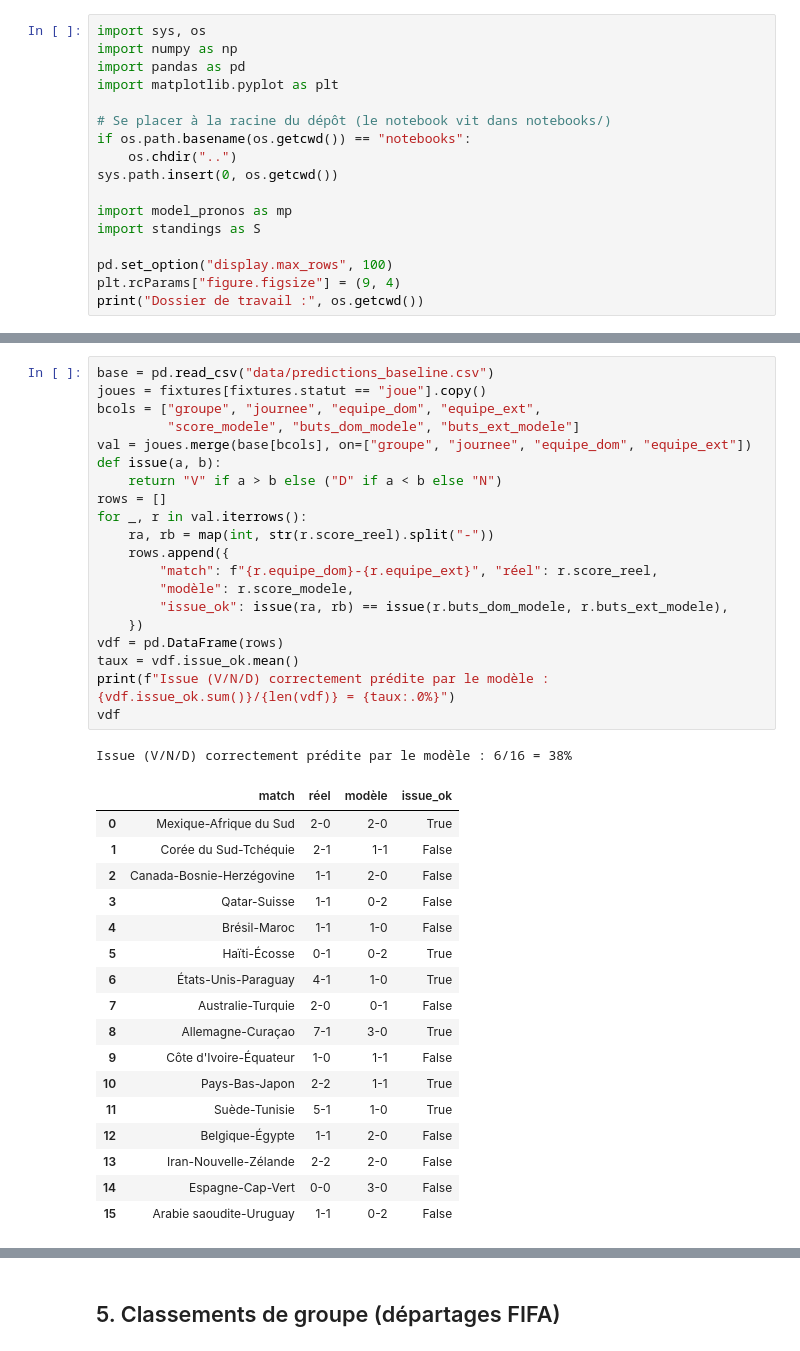
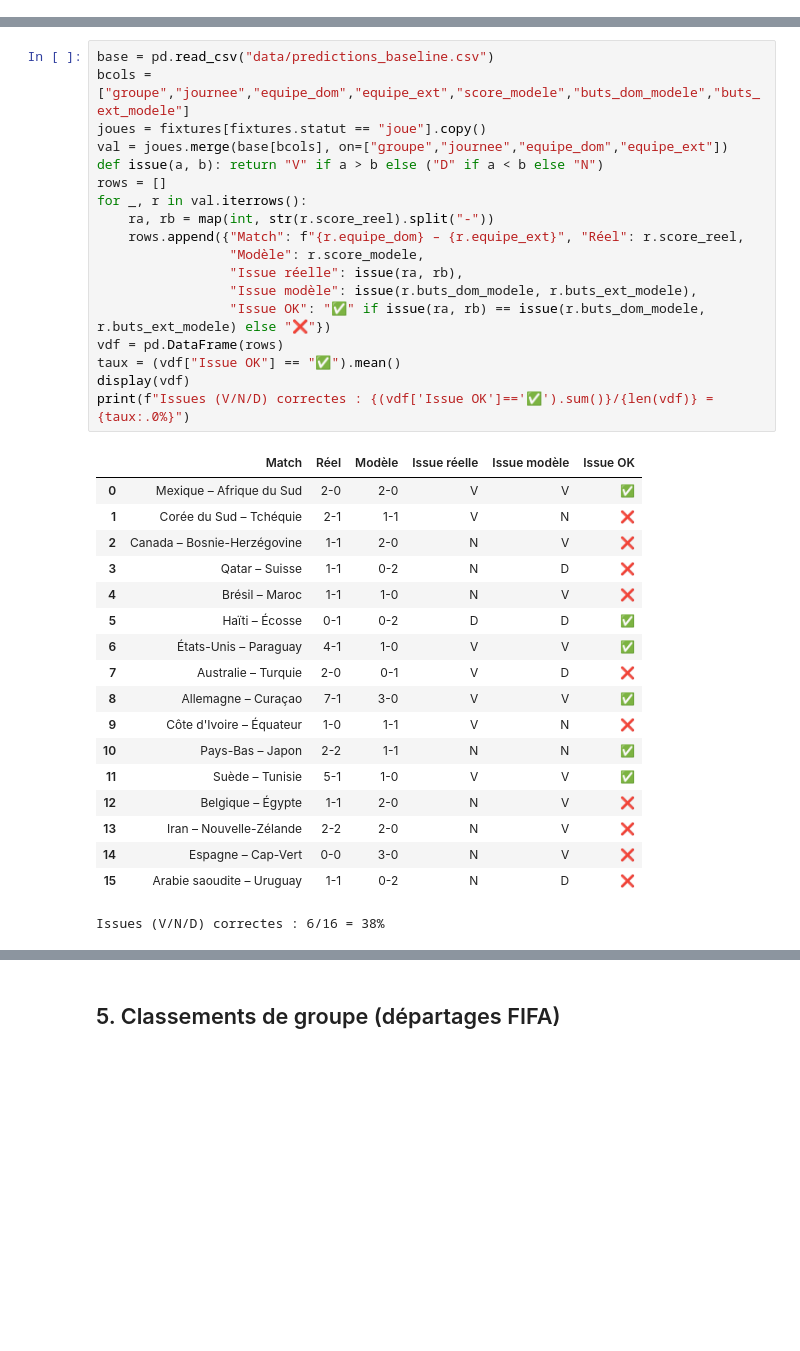
Before and after one commit to weber8thomas/mpp-pronos, a Jupyter notebook: notebooks/analyse_pronos.ipynb, the cells around one changed output, grey strips where cells are left out. Drawn from its saved outputs; the diff is of its cells as text; blank space fills up the shorter version.

```diff
--- a/notebooks/analyse_pronos.ipynb
+++ b/notebooks/analyse_pronos.ipynb
@@ -18,17 +16,0 @@ Ce notebook est **rejouable** : modifiez les paramètres du modèle et tout se r
-# %%
-import sys, os
-import numpy as np
-import pandas as pd
-import matplotlib.pyplot as plt
-
-# Se placer à la racine du dépôt (le notebook vit dans notebooks/)
-if os.path.basename(os.getcwd()) == "notebooks":
-    os.chdir("..")
-sys.path.insert(0, os.getcwd())
-
-import model_pronos as mp
-import standings as S
-
-pd.set_option("display.max_rows", 100)
-plt.rcParams["figure.figsize"] = (9, 4)
-print("Dossier de travail :", os.getcwd())
@@ -120,39 +111,37 @@ On compare le **baseline Poisson** aux **scores réels** (groupes A–H).
 # %%
 base = pd.read_csv("data/predictions_baseline.csv")
+bcols = ["groupe","journee","equipe_dom","equipe_ext","score_modele","buts_dom_modele","buts_ext_modele"]
 joues = fixtures[fixtures.statut == "joue"].copy()
-bcols = ["groupe", "journee", "equipe_dom", "equipe_ext",
-         "score_modele", "buts_dom_modele", "buts_ext_modele"]
-val = joues.merge(base[bcols], on=["groupe", "journee", "equipe_dom", "equipe_ext"])
-def issue(a, b):
-    return "V" if a > b else ("D" if a < b else "N")
+val = joues.merge(base[bcols], on=["groupe","journee","equipe_dom","equipe_ext"])
+def issue(a, b): return "V" if a > b else ("D" if a < b else "N")
 rows = []
 for _, r in val.iterrows():
     ra, rb = map(int, str(r.score_reel).split("-"))
-    rows.append({
-        "match": f"{r.equipe_dom}-{r.equipe_ext}", "réel": r.score_reel,
-        "modèle": r.score_modele,
-        "issue_ok": issue(ra, rb) == issue(r.buts_dom_modele, r.buts_ext_modele),
-    })
+    rows.append({"Match": f"{r.equipe_dom} – {r.equipe_ext}", "Réel": r.score_reel,
+                 "Modèle": r.score_modele,
+                 "Issue réelle": issue(ra, rb),
+                 "Issue modèle": issue(r.buts_dom_modele, r.buts_ext_modele),
+                 "Issue OK": "✅" if issue(ra, rb) == issue(r.buts_dom_modele, r.buts_ext_modele) else "❌"})
 vdf = pd.DataFrame(rows)
-taux = vdf.issue_ok.mean()
-print(f"Issue (V/N/D) correctement prédite par le modèle : {vdf.issue_ok.sum()}/{len(vdf)} = {taux:.0%}")
-vdf
+taux = (vdf["Issue OK"] == "✅").mean()
+display(vdf)
+print(f"Issues (V/N/D) correctes : {(vdf['Issue OK']=='✅').sum()}/{len(vdf)} = {taux:.0%}")
 # %% [output]
+|  | Match | Réel | Modèle | Issue réelle | Issue modèle | Issue OK |
+| 0 | Mexique – Afrique du Sud | 2-0 | 2-0 | V | V | ✅ |
+| 1 | Corée du Sud – Tchéquie | 2-1 | 1-1 | V | N | ❌ |
+| 2 | Canada – Bosnie-Herzégovine | 1-1 | 2-0 | N | V | ❌ |
+| 3 | Qatar – Suisse | 1-1 | 0-2 | N | D | ❌ |
+| 4 | Brésil – Maroc | 1-1 | 1-0 | N | V | ❌ |
+| 5 | Haïti – Écosse | 0-1 | 0-2 | D | D | ✅ |
+| 6 | États-Unis – Paraguay | 4-1 | 1-0 | V | V | ✅ |
+| 7 | Australie – Turquie | 2-0 | 0-1 | V | D | ❌ |
+| 8 | Allemagne – Curaçao | 7-1 | 3-0 | V | V | ✅ |
+| 9 | Côte d'Ivoire – Équateur | 1-0 | 1-1 | V | N | ❌ |
+| 10 | Pays-Bas – Japon | 2-2 | 1-1 | N | N | ✅ |
+| 11 | Suède – Tunisie | 5-1 | 1-0 | V | V | ✅ |
+| 12 | Belgique – Égypte | 1-1 | 2-0 | N | V | ❌ |
+| 13 | Iran – Nouvelle-Zélande | 2-2 | 2-0 | N | V | ❌ |
+| 14 | Espagne – Cap-Vert | 0-0 | 3-0 | N | V | ❌ |
+| 15 | Arabie saoudite – Uruguay | 1-1 | 0-2 | N | D | ❌ |
-Issue (V/N/D) correctement prédite par le modèle : 6/16 = 38%
+Issues (V/N/D) correctes : 6/16 = 38%
-|  | match | réel | modèle | issue_ok |
-| 0 | Mexique-Afrique du Sud | 2-0 | 2-0 | True |
-| 1 | Corée du Sud-Tchéquie | 2-1 | 1-1 | False |
-| 2 | Canada-Bosnie-Herzégovine | 1-1 | 2-0 | False |
-| 3 | Qatar-Suisse | 1-1 | 0-2 | False |
-| 4 | Brésil-Maroc | 1-1 | 1-0 | False |
-| 5 | Haïti-Écosse | 0-1 | 0-2 | True |
-| 6 | États-Unis-Paraguay | 4-1 | 1-0 | True |
-| 7 | Australie-Turquie | 2-0 | 0-1 | False |
-| 8 | Allemagne-Curaçao | 7-1 | 3-0 | True |
-| 9 | Côte d'Ivoire-Équateur | 1-0 | 1-1 | False |
-| 10 | Pays-Bas-Japon | 2-2 | 1-1 | True |
-| 11 | Suède-Tunisie | 5-1 | 1-0 | True |
-| 12 | Belgique-Égypte | 1-1 | 2-0 | False |
-| 13 | Iran-Nouvelle-Zélande | 2-2 | 2-0 | False |
-| 14 | Espagne-Cap-Vert | 0-0 | 3-0 | False |
-| 15 | Arabie saoudite-Uruguay | 1-1 | 0-2 | False |
```
Also changed, not shown: parts of 30 cells of this notebook, 8 other files.
